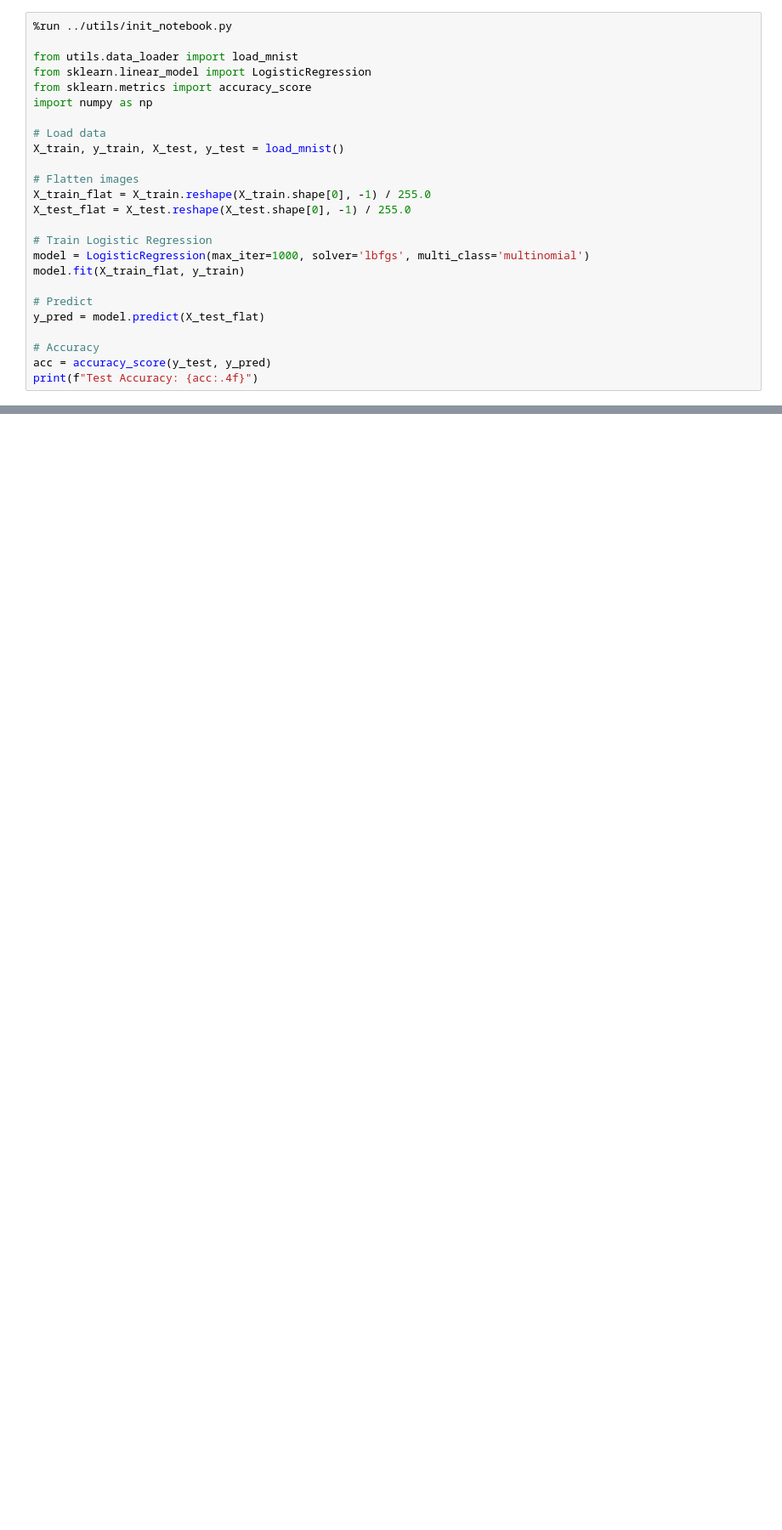
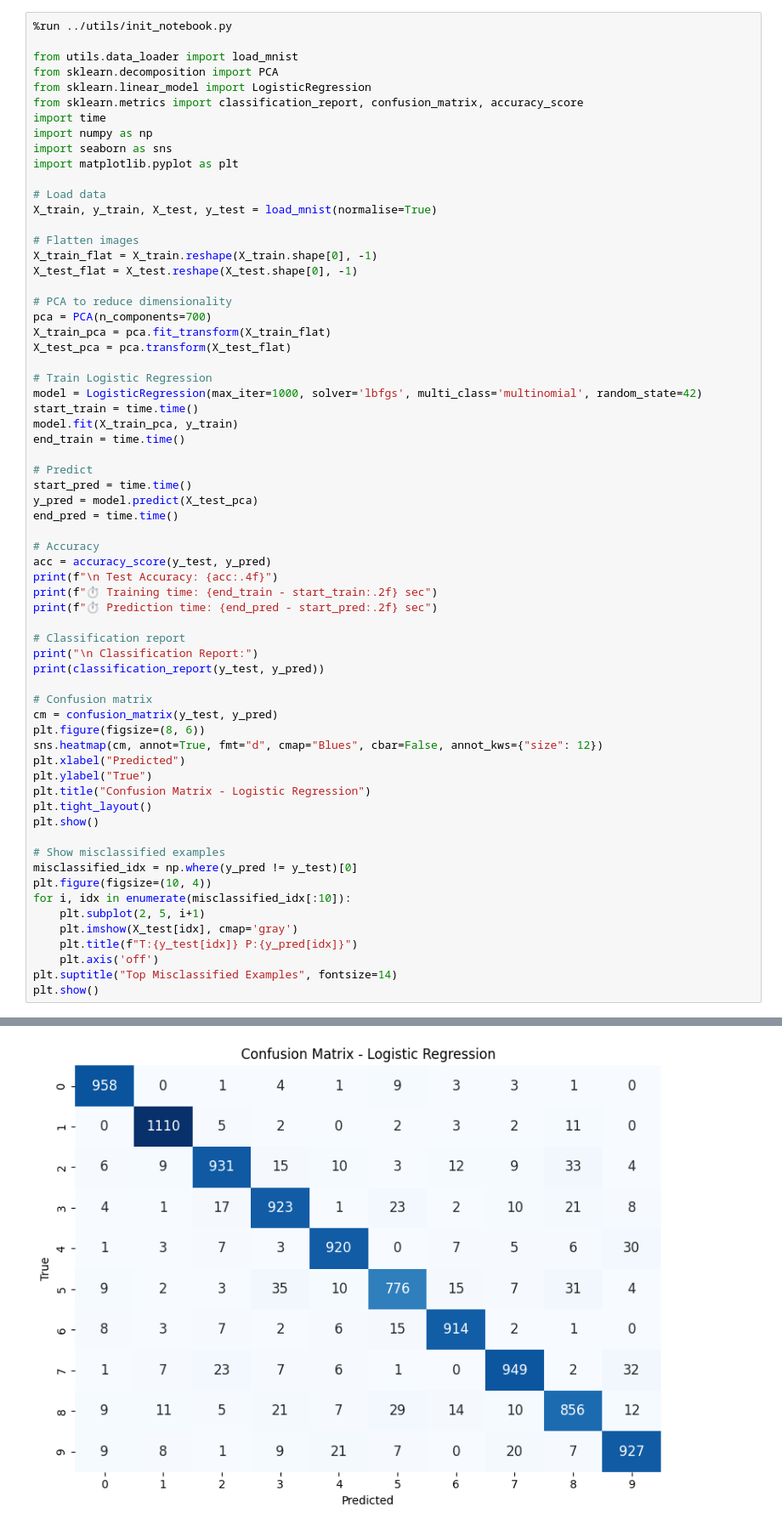
Before and after one commit to sripragnabitra/HandwrittenDigitsRecognition, a Jupyter notebook: notebooks/01_logistic_regression.ipynb, the cells around one changed output, grey strips where cells are left out. Shown at 85% size. Cells and saved outputs as stored; diff of their text form; blank space fills up the shorter version.

Commit message:
Code for all the models

```diff
--- a/notebooks/01_logistic_regression.ipynb
+++ b/notebooks/01_logistic_regression.ipynb
@@ -2,25 +2,65 @@
 %run ../utils/init_notebook.py
 
 from utils.data_loader import load_mnist
+from sklearn.decomposition import PCA
 from sklearn.linear_model import LogisticRegression
-from sklearn.metrics import accuracy_score
+from sklearn.metrics import classification_report, confusion_matrix, accuracy_score
+import time
 import numpy as np
+import seaborn as sns
+import matplotlib.pyplot as plt
 
 # Load data
-X_train, y_train, X_test, y_test = load_mnist()
+X_train, y_train, X_test, y_test = load_mnist(normalise=True)
 
 # Flatten images
-X_train_flat = X_train.reshape(X_train.shape[0], -1) / 255.0
-X_test_flat = X_test.reshape(X_test.shape[0], -1) / 255.0
+X_train_flat = X_train.reshape(X_train.shape[0], -1)
+X_test_flat = X_test.reshape(X_test.shape[0], -1)
+
+# PCA to reduce dimensionality
+pca = PCA(n_components=700)
+X_train_pca = pca.fit_transform(X_train_flat)
+X_test_pca = pca.transform(X_test_flat)
 
 # Train Logistic Regression
-model = LogisticRegression(max_iter=1000, solver='lbfgs', multi_class='multinomial')
-model.fit(X_train_flat, y_train)
+model = LogisticRegression(max_iter=1000, solver='lbfgs', multi_class='multinomial', random_state=42)
+start_train = time.time()
+model.fit(X_train_pca, y_train)
+end_train = time.time()
 
 # Predict
-y_pred = model.predict(X_test_flat)
+start_pred = time.time()
+y_pred = model.predict(X_test_pca)
+end_pred = time.time()
 
 # Accuracy
 acc = accuracy_score(y_test, y_pred)
-print(f"Test Accuracy: {acc:.4f}")
+print(f"\n Test Accuracy: {acc:.4f}")
+print(f"⏱ Training time: {end_train - start_train:.2f} sec")
+print(f"⏱ Prediction time: {end_pred - start_pred:.2f} sec")
+
+# Classification report
+print("\n Classification Report:")
+print(classification_report(y_test, y_pred))
+
+# Confusion matrix
+cm = confusion_matrix(y_test, y_pred)
+plt.figure(figsize=(8, 6))
+sns.heatmap(cm, annot=True, fmt="d", cmap="Blues", cbar=False, annot_kws={"size": 12})
+plt.xlabel("Predicted")
+plt.ylabel("True")
+plt.title("Confusion Matrix - Logistic Regression")
+plt.tight_layout()
+plt.show()
+
+# Show misclassified examples
+misclassified_idx = np.where(y_pred != y_test)[0]
+plt.figure(figsize=(10, 4))
+for i, idx in enumerate(misclassified_idx[:10]):
+    plt.subplot(2, 5, i+1)
+    plt.imshow(X_test[idx], cmap='gray')
+    plt.title(f"T:{y_test[idx]} P:{y_pred[idx]}")
+    plt.axis('off')
+plt.suptitle("Top Misclassified Examples", fontsize=14)
+plt.show()
 # %% [output]
@@ -27,0 +85 @@ Test Accuracy: 0.7766
+[figure, added]
```
Also changed, not shown: parts of 2 cells of this notebook, 13 other files.
